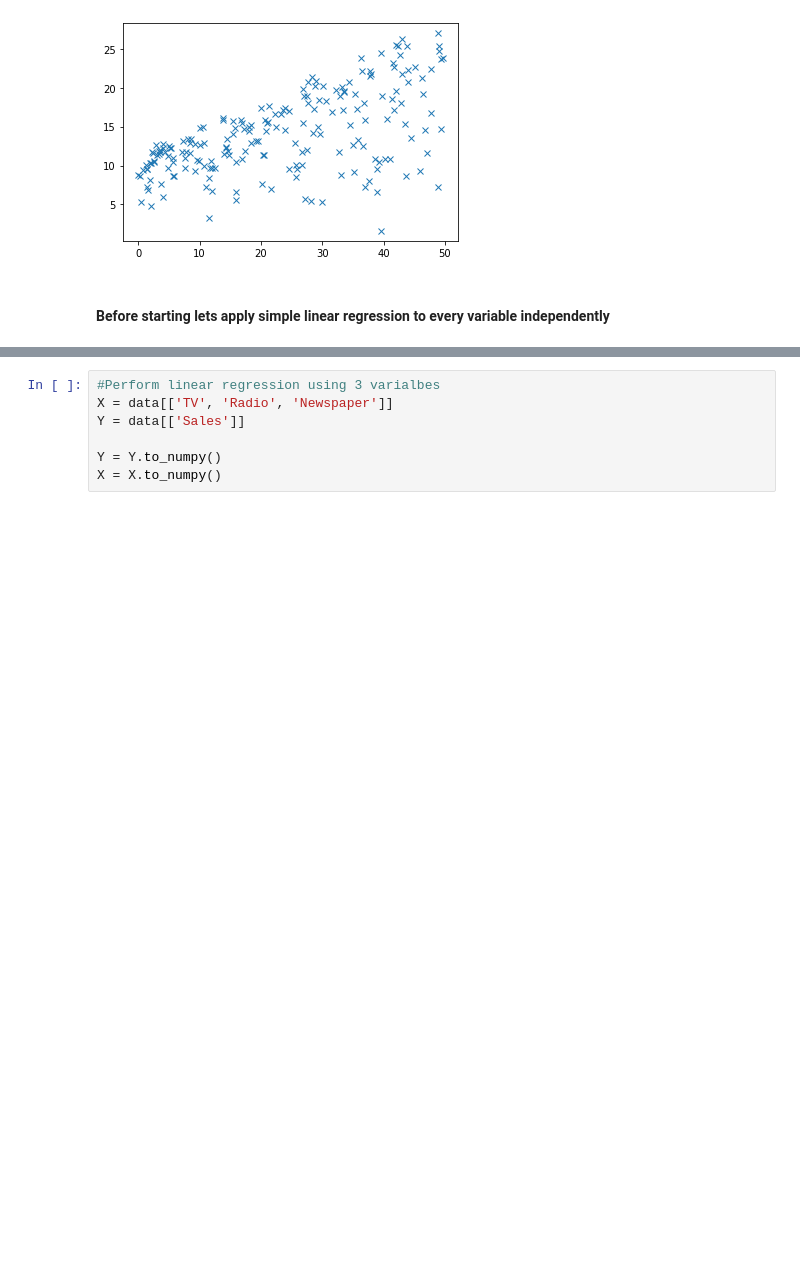
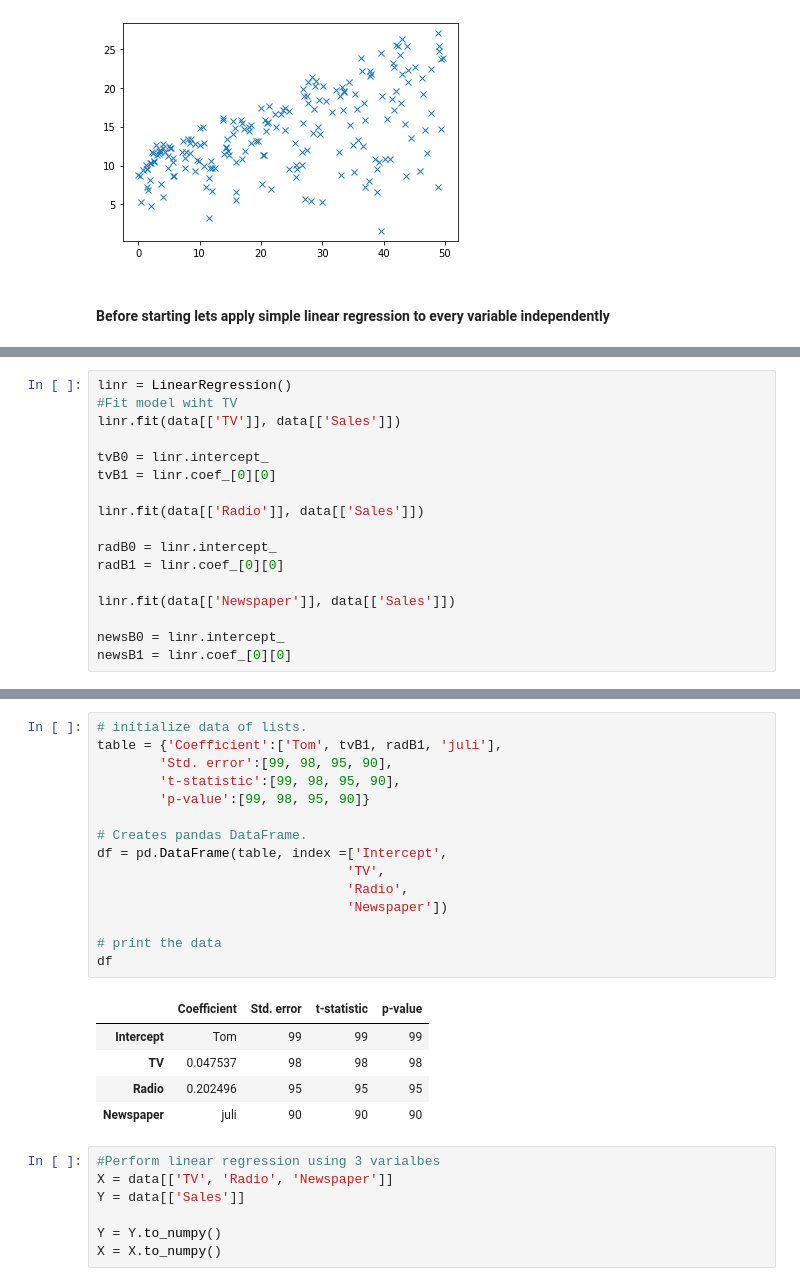
Before and after one commit to eon129/ISL_exercises, a Jupyter notebook: Chapter_3.ipynb, the cells around one changed output, grey strips where cells are left out. Saved outputs shown, nothing was run; the diff lists cells and outputs as text; blank space fills up the shorter version.

Commit message:
Working with simple linear regression

```diff
--- a/Chapter_3.ipynb
+++ b/Chapter_3.ipynb
@@ -470,0 +457,17 @@ results
+# %%
+linr = LinearRegression()
+#Fit model wiht TV
+linr.fit(data[['TV']], data[['Sales']])
+
+tvB0 = linr.intercept_
+tvB1 = linr.coef_[0][0]
+
+linr.fit(data[['Radio']], data[['Sales']])
+
+radB0 = linr.intercept_
+radB1 = linr.coef_[0][0]
+
+linr.fit(data[['Newspaper']], data[['Sales']])
+
+newsB0 = linr.intercept_
+newsB1 = linr.coef_[0][0]
@@ -471,3 +554,24 @@ results
+# %%
+# initialize data of lists.
+table = {'Coefficient':['Tom', tvB1, radB1, 'juli'],
+        'Std. error':[99, 98, 95, 90],
+        't-statistic':[99, 98, 95, 90],
+        'p-value':[99, 98, 95, 90]}
+
+# Creates pandas DataFrame.
+df = pd.DataFrame(table, index =['Intercept',
+                                'TV',
+                                'Radio',
+                                'Newspaper'])
+
+# print the data
+df
+# %% [output]
+|  | Coefficient | Std. error | t-statistic | p-value |
+| Intercept | Tom | 99 | 99 | 99 |
+| TV | 0.047537 | 98 | 98 | 98 |
+| Radio | 0.202496 | 95 | 95 | 95 |
+| Newspaper | juli | 90 | 90 | 90 |
 # %%
 #Perform linear regression using 3 varialbes
 X = data[['TV', 'Radio', 'Newspaper']]
```
Also changed, not shown: parts of 5 cells of this notebook.
